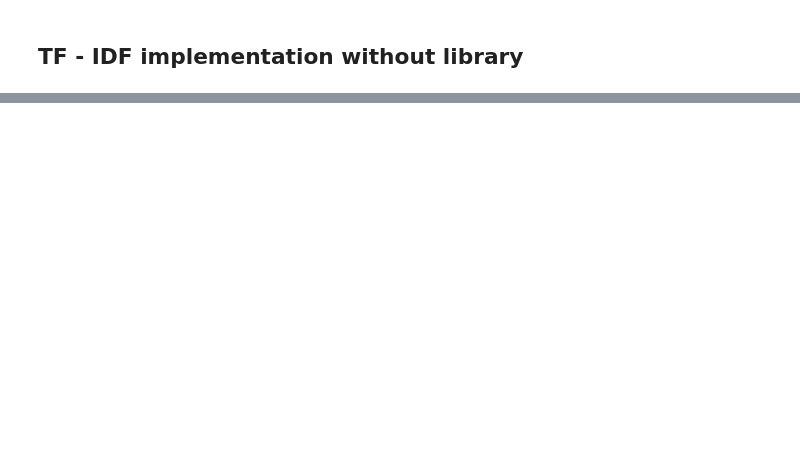
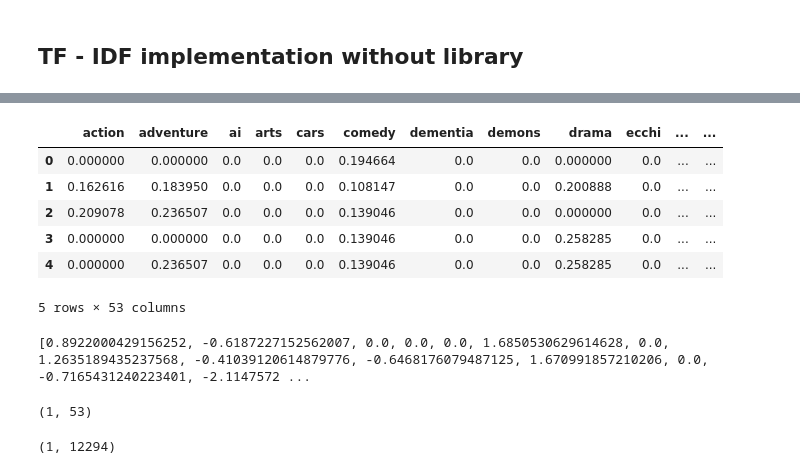
Before and after one commit to arsh1207/BigDataProject, a Jupyter notebook: Content_based_recommendation_system.ipynb, the cells around one changed output, grey strips where cells are left out. Drawn from its saved outputs; the diff is of its cells as text; code cells hidden in the pictures; blank space fills up the shorter version.

```diff
--- a/Content_based_recommendation_system.ipynb
+++ b/Content_based_recommendation_system.ipynb
@@ -332,0 +276,7 @@ df[['name', 'genre', 'type']].loc[indices]
+# %%
+# selecting a random user
+import random
+# random.seed(123)
+user = random.randint(1, max(user_ratings['user_id']))
+data = user_ratings.loc[user_ratings['user_id']==user]
+print("User selected for predictions UserId:", (user))
@@ -332,0 +289,5 @@ df[['name', 'genre', 'type']].loc[indices]
+# %%
+# shifting the rating with center at zero
+mean = data.mean()['rating']
+data.loc[:, 'likeness'] = 0
+data.loc[:, "likeness"] = data.loc[:, "rating"] - mean
@@ -332,0 +303,20 @@ df[['name', 'genre', 'type']].loc[indices]
+# %%
+# creating user table for all the movies rated by him/her
+user_prof = pd.DataFrame(columns=bag)
+for id in data['anime_id']:
+    dict_ = dict.fromkeys(bag, 0)
+    for word in df.loc[df['anime_id']==id]['bag_of_words'].values[0].split(', '):
+        if word in bag:
+            #dict_[word] = tf.loc[(tf.words == word)]['tfidf'][tf.loc[(tf.words == word), 'tfidf'].index[0]]
+            dict_[word] = (1/len(df.loc[df['anime_id']==id]['bag_of_words'].values[0].split(', '))) * idf[word]
+    #print(dict_)
+    user_prof = user_prof.append(dict_, ignore_index=True)
+user_prof.head()
+# %% [output]
+|  | action | adventure | ai | arts | cars | comedy | dementia | demons | drama | ecchi | ... | ... |
+| 0 | 0.000000 | 0.000000 | 0.0 | 0.0 | 0.0 | 0.194664 | 0.0 | 0.0 | 0.000000 | 0.0 | ... | ... |
+| 1 | 0.162616 | 0.183950 | 0.0 | 0.0 | 0.0 | 0.108147 | 0.0 | 0.0 | 0.200888 | 0.0 | ... | ... |
+| 2 | 0.209078 | 0.236507 | 0.0 | 0.0 | 0.0 | 0.139046 | 0.0 | 0.0 | 0.000000 | 0.0 | ... | ... |
+| 3 | 0.000000 | 0.000000 | 0.0 | 0.0 | 0.0 | 0.139046 | 0.0 | 0.0 | 0.258285 | 0.0 | ... | ... |
+| 4 | 0.000000 | 0.236507 | 0.0 | 0.0 | 0.0 | 0.139046 | 0.0 | 0.0 | 0.258285 | 0.0 | ... | ... |
+5 rows × 53 columns
@@ -332,0 +328,17 @@ df[['name', 'genre', 'type']].loc[indices]
+# %%
+print(user_profile)
+# %% [output]
+[0.8922000429156252, -0.6187227152562007, 0.0, 0.0, 0.0, 1.6850530629614628, 0.0, 1.2635189435237568, -0.41039120614879776, -0.6468176079487125, 1.670991857210206, 0.0, -0.7165431240223401, -2.1147572 ...
+# %%
+# Reshaping the array
+import numpy as np
+user = np.asarray(user_profile)
+user = user.reshape(-1, 53)
+user.shape
+# %% [output]
+(1, 53)
+# %%
+cosine_sim_ = cosine_similarity(user, tfidf)
+cosine_sim_.shape
+# %% [output]
+(1, 12294)
```
Also changed, not shown: parts of 52 cells of this notebook.
